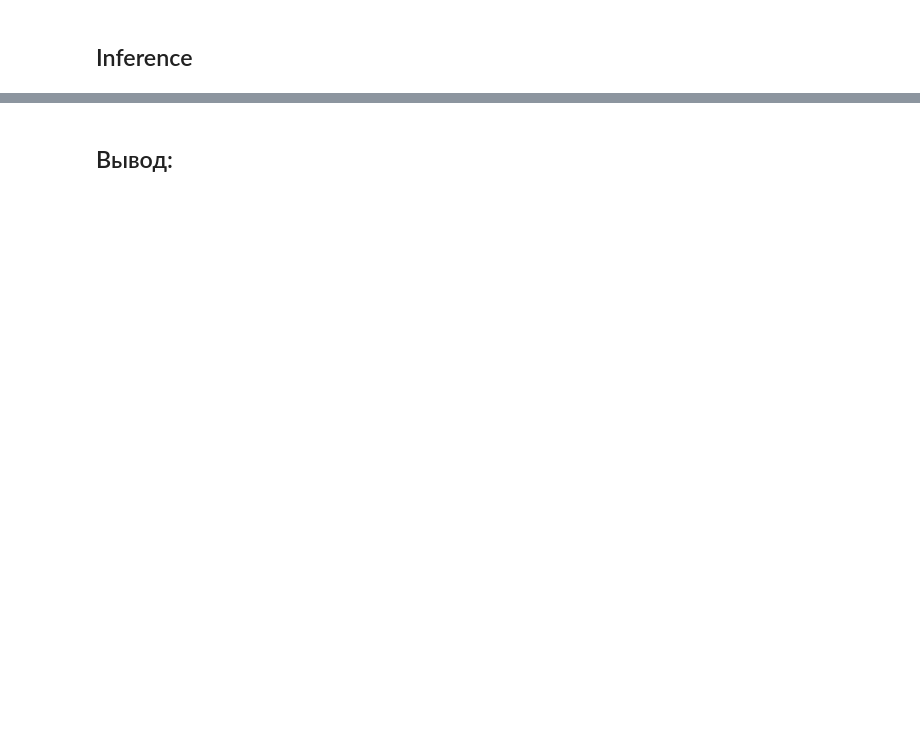
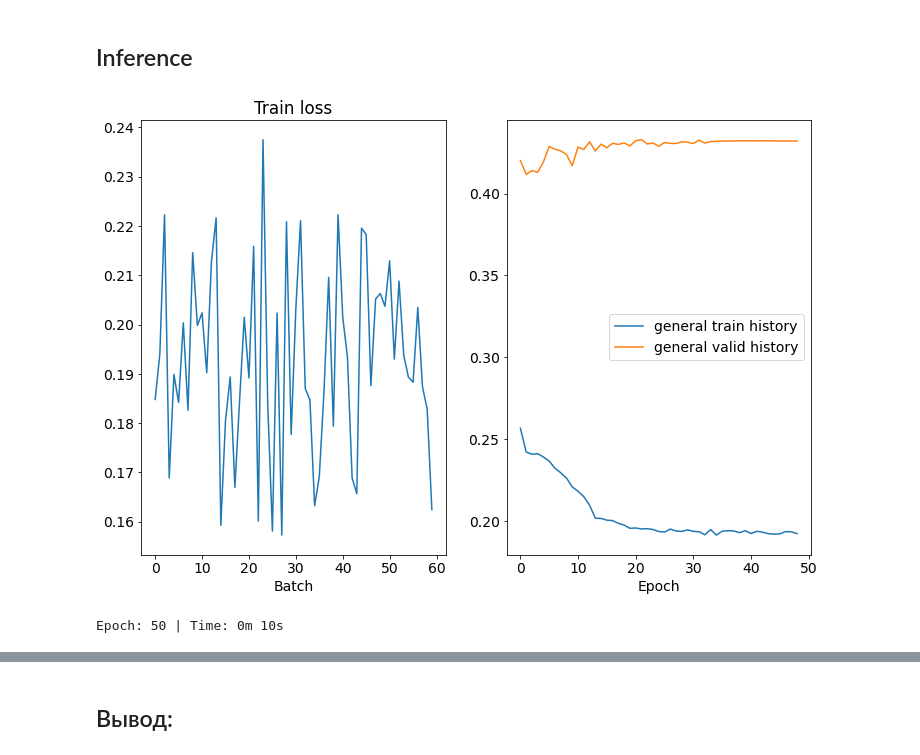
Before and after one commit to kkruglik/dls_spring2022_part2, a Jupyter notebook: week8_summarization/[homework]summarization.ipynb, the cells around one changed output, grey strips where cells are left out. Drawn from its saved outputs; the diff is of its cells as text; code cells hidden in the pictures; blank space fills up the shorter version.

```diff
--- a/week8_summarization/[homework]summarization.ipynb
+++ b/week8_summarization/[homework]summarization.ipynb
@@ -185,6 +217,7 @@ class BatchIterator():
         self.max_sentences = max_sentences
         self.max_sentence_length = max_sentence_length
         self.device = device
+        self.pad_index = 2
 
     def __len__(self):
         return self.batches_count
@@ -234,15 +267,14 @@ class BatchIterator():
                 batch_inputs.append(inputs)
                 batch_outputs.append(outputs)
 
-            tensor_inputs = torch.zeros((self.batch_size, max_sentences, max_sentence_length), dtype=torch.long, device=self.device)
             # we add index 2 for padding
-            # YOUR CODE
-            tensor_outputs = torch.zeros((self.batch_size, max_sentences), dtype=torch.float32, device=self.device)
+            tensor_inputs = torch.full((self.batch_size, max_sentences, max_sentence_length), self.pad_index, dtype=torch.long, device=self.device)
+            tensor_outputs = torch.full((self.batch_size, max_sentences), self.pad_index, dtype=torch.float32, device=self.device)
 
             for i, inputs in enumerate(batch_inputs):
                 for j, sentence_tokens in enumerate(inputs):
                     tensor_inputs[i][j][:len(sentence_tokens)] = torch.tensor(sentence_tokens, dtype=torch.int64)
-                    tensor_inputs[i][j][len(sentence_tokens):] = torch.tensor(2, dtype=torch.int64)
+#                     tensor_inputs[i][j][len(sentence_tokens):] = torch.tensor(2, dtype=torch.int64)
 
             for i, outputs in enumerate(batch_outputs):
                 tensor_outputs[i][:len(outputs)] = torch.LongTensor(outputs)
@@ -254,7 +286,7 @@ class BatchIterator():
                 'records': batch_records
             }
 # %%
-train_iterator = BatchIterator(ext_train_records, vocabulary, 32, bpe_processor, device=device)
+train_iterator = BatchIterator(ext_train_records, vocabulary, 32, bpe_processor, device=device, )
 val_iterator = BatchIterator(ext_val_records, vocabulary, 32, bpe_processor, device=device)
 test_iterator = BatchIterator(ext_test_records, vocabulary, 32, bpe_processor, device=device)
 # %% [markdown]
@@ -603,18 +633,26 @@ from train_model import train_with_logs
 # %%
-N_EPOCHS = 3
-CLIP = 1
+from torch.optim import lr_scheduler
+def start_train(use_class_weights, N_EPOCHS, CLIP, lr=1e-3):
+    optimizer = optim.Adam(model.parameters(), lr)
+    scheduler = lr_scheduler.ReduceLROnPlateau(optimizer)
 
-def train(use_class_weights, N_EPOCHS, CLIP, lr=1e-3):
-    optimizer = optim.Adam(model.parameters(), lr)
+
     if use_class_weights:
         # weights depend on the number of objects of class 0 and 1
-        # YOUR CODE
-        criterion = nn.CrossEntropyLoss(weight=weights)
+        weights = {0: 0, 1: 0}
+        for batch in train_iterator:
+            counts = torch.unique(batch['outputs'], return_counts=True)
+            batch_dict = dict(zip(counts[0].cpu().numpy(), counts[1].cpu().numpy()))
+            weights[0] += batch_dict[0]
+            weights[1] += batch_dict[1]
+        total = weights[1] + weights[0]
+        # check order
+        print("criterion with weights: ", weights)
+        weights = torch.Tensor(np.array([weights[0] / total, weights[1] / total])).to(device)
+        criterion = nn.CrossEntropyLoss(ignore_index=train_iterator.pad_index, weight=weights)
     else:
-        criterion = nn.CrossEntropyLoss()
-    train_with_logs(model, train_iterator, val_iterator, optimizer, criterion, N_EPOCHS, CLIP)
-
-train(True, N_EPOCHS, CLIP)
+        criterion = nn.CrossEntropyLoss(ignore_index=train_iterator.pad_index)
+    train_with_logs(model, train_iterator, val_iterator, optimizer, scheduler, criterion, N_EPOCHS, CLIP)
 # %% [markdown]
 ## Inference
 # %%
@@ -647,0 +712,8 @@ inference_summarunner(model, test_iterator, 3)
+# %%
+N_EPOCHS = 50
+CLIP = 5
+# %%
+start_train(False, N_EPOCHS, CLIP)
+# %% [output]
+[figure, added]
+Epoch: 50 | Time: 0m 10s
```
Also changed, not shown: parts of 21 cells of this notebook.
